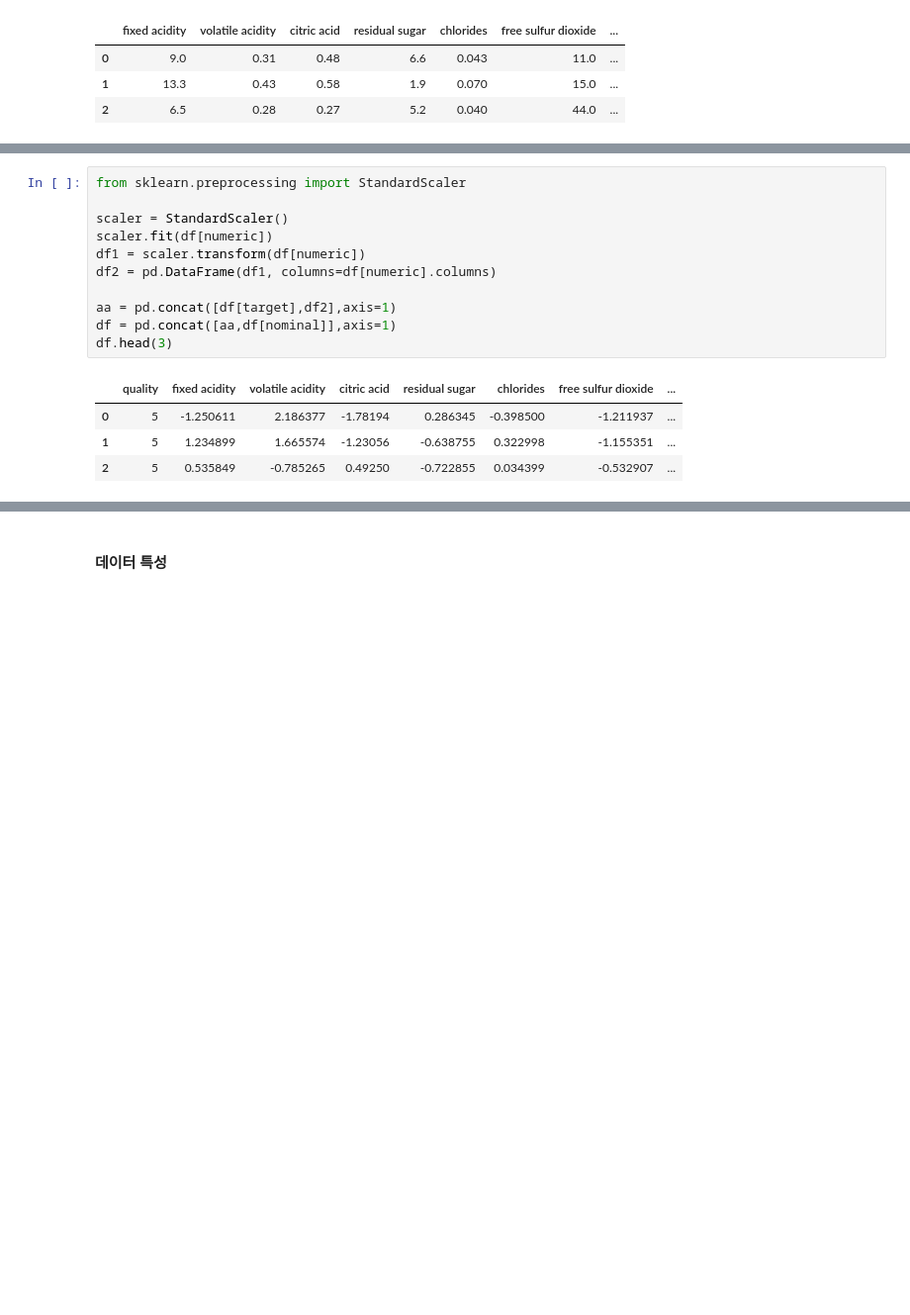
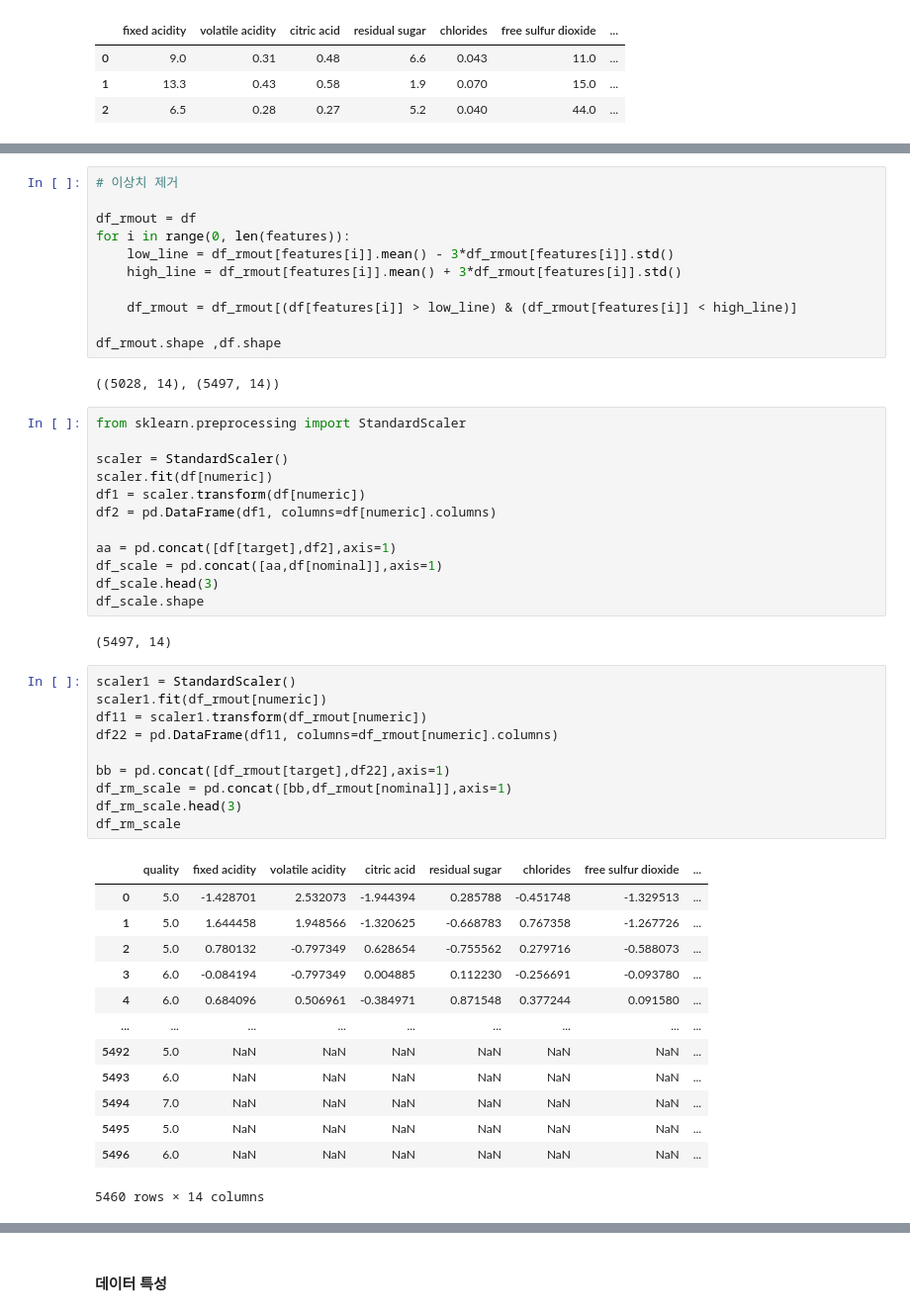
Before and after one commit to beneyoung/KBDB---Team-Wine_quality, a Jupyter notebook: Wine_quality_lgb.ipynb, the cells around one changed output, grey strips where cells are left out. Shown at 99% size. Drawn from its saved outputs; the diff is of its cells as text; blank space fills up the shorter version.

```diff
--- a/Wine_quality_lgb.ipynb
+++ b/Wine_quality_lgb.ipynb
@@ -104,6 +105,19 @@ numeric.remove('type_red')
 numeric.remove('type_white')
 
 nominal = ['type_red', 'type_white']
+# %%
+# 이상치 제거
+
+df_rmout = df
+for i in range(0, len(features)):
+    low_line = df_rmout[features[i]].mean() - 3*df_rmout[features[i]].std()
+    high_line = df_rmout[features[i]].mean() + 3*df_rmout[features[i]].std()
+
+    df_rmout = df_rmout[(df[features[i]] > low_line) & (df_rmout[features[i]] < high_line)]
+
+df_rmout.shape ,df.shape
+# %% [output]
+((5028, 14), (5497, 14))
 # %%
 from sklearn.preprocessing import StandardScaler
 
@@ -113,11 +127,33 @@ df1 = scaler.transform(df[numeric])
 df2 = pd.DataFrame(df1, columns=df[numeric].columns)
 
 aa = pd.concat([df[target],df2],axis=1)
-df = pd.concat([aa,df[nominal]],axis=1)
-df.head(3)
+df_scale = pd.concat([aa,df[nominal]],axis=1)
+df_scale.head(3)
+df_scale.shape
 # %% [output]
-|  | quality | fixed acidity | volatile acidity | citric acid | residual sugar | chlorides | free sulfur dioxide | ... |
-| 0 | 5 | -1.250611 | 2.186377 | -1.78194 | 0.286345 | -0.398500 | -1.211937 | ... |
-| 1 | 5 | 1.234899 | 1.665574 | -1.23056 | -0.638755 | 0.322998 | -1.155351 | ... |
-| 2 | 5 | 0.535849 | -0.785265 | 0.49250 | -0.722855 | 0.034399 | -0.532907 | ... |
+(5497, 14)
+# %%
+scaler1 = StandardScaler()
+scaler1.fit(df_rmout[numeric])
+df11 = scaler1.transform(df_rmout[numeric])
+df22 = pd.DataFrame(df11, columns=df_rmout[numeric].columns)
+
+bb = pd.concat([df_rmout[target],df22],axis=1)
+df_rm_scale = pd.concat([bb,df_rmout[nominal]],axis=1)
+df_rm_scale.head(3)
+df_rm_scale
+# %% [output]
+|  | quality | fixed acidity | volatile acidity | citric acid | residual sugar | chlorides | free sulfur dioxide | ... |
+| 0 | 5.0 | -1.428701 | 2.532073 | -1.944394 | 0.285788 | -0.451748 | -1.329513 | ... |
+| 1 | 5.0 | 1.644458 | 1.948566 | -1.320625 | -0.668783 | 0.767358 | -1.267726 | ... |
+| 2 | 5.0 | 0.780132 | -0.797349 | 0.628654 | -0.755562 | 0.279716 | -0.588073 | ... |
+| 3 | 6.0 | -0.084194 | -0.797349 | 0.004885 | 0.112230 | -0.256691 | -0.093780 | ... |
+| 4 | 6.0 | 0.684096 | 0.506961 | -0.384971 | 0.871548 | 0.377244 | 0.091580 | ... |
+| ... | ... | ... | ... | ... | ... | ... | ... | ... |
+| 5492 | 5.0 | NaN | NaN | NaN | NaN | NaN | NaN | ... |
+| 5493 | 6.0 | NaN | NaN | NaN | NaN | NaN | NaN | ... |
+| 5494 | 7.0 | NaN | NaN | NaN | NaN | NaN | NaN | ... |
+| 5495 | 5.0 | NaN | NaN | NaN | NaN | NaN | NaN | ... |
+| 5496 | 6.0 | NaN | NaN | NaN | NaN | NaN | NaN | ... |
+5460 rows × 14 columns
 # %%
```
Also changed, not shown: parts of 18 cells of this notebook.
